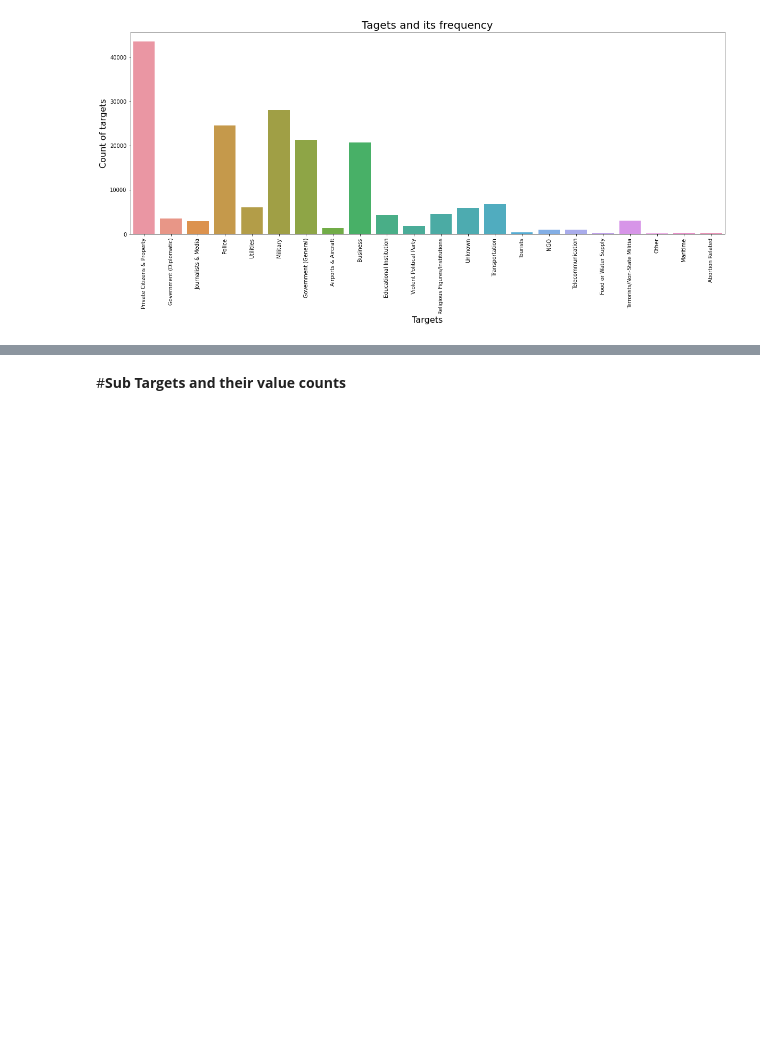
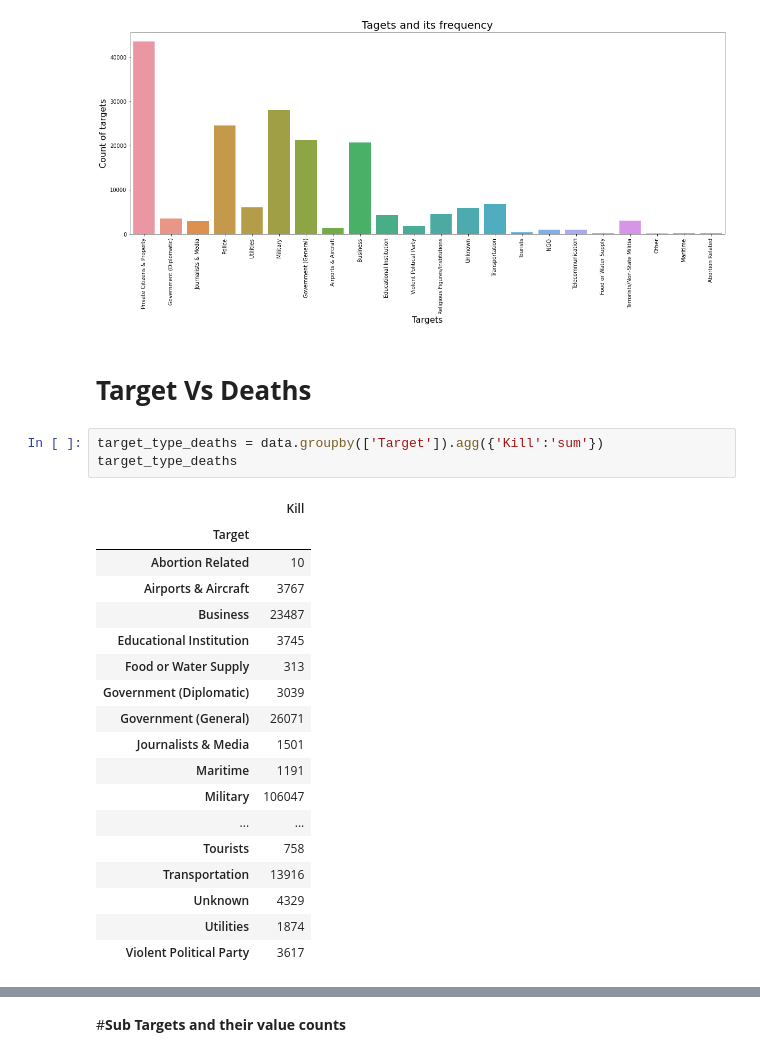
Before and after one commit to Narayan718/Global-Terrorism-Analysis, a Jupyter notebook: Global_Terrorism_Analysis.ipynb, the cells around one changed output, grey strips where cells are left out. Drawn from its saved outputs; the diff is of its cells as text; blank space fills up the shorter version.

```diff
--- a/Global_Terrorism_Analysis.ipynb
+++ b/Global_Terrorism_Analysis.ipynb
@@ -524,3 +570,27 @@ plt.show()
 # %% [output]
 Pass the following variable as a keyword arg: x. From version 0.12, the only valid positional argument will be `data`, and passing other arguments without an explicit keyword will result in an error o ...
 [figure]
+# %% [markdown]
+# **Target Vs Deaths**
+# %%
+target_type_deaths = data.groupby(['Target']).agg({'Kill':'sum'})
+target_type_deaths
+# %% [output]
+|  | Kill |
+| Target |  |
+| Abortion Related | 10 |
+| Airports & Aircraft | 3767 |
+| Business | 23487 |
+| Educational Institution | 3745 |
+| Food or Water Supply | 313 |
+| Government (Diplomatic) | 3039 |
+| Government (General) | 26071 |
+| Journalists & Media | 1501 |
+| Maritime | 1191 |
+| Military | 106047 |
+| ... | ... |
+| Tourists | 758 |
+| Transportation | 13916 |
+| Unknown | 4329 |
+| Utilities | 1874 |
+| Violent Political Party | 3617 |
```
Also changed, not shown: parts of 7 cells of this notebook.
